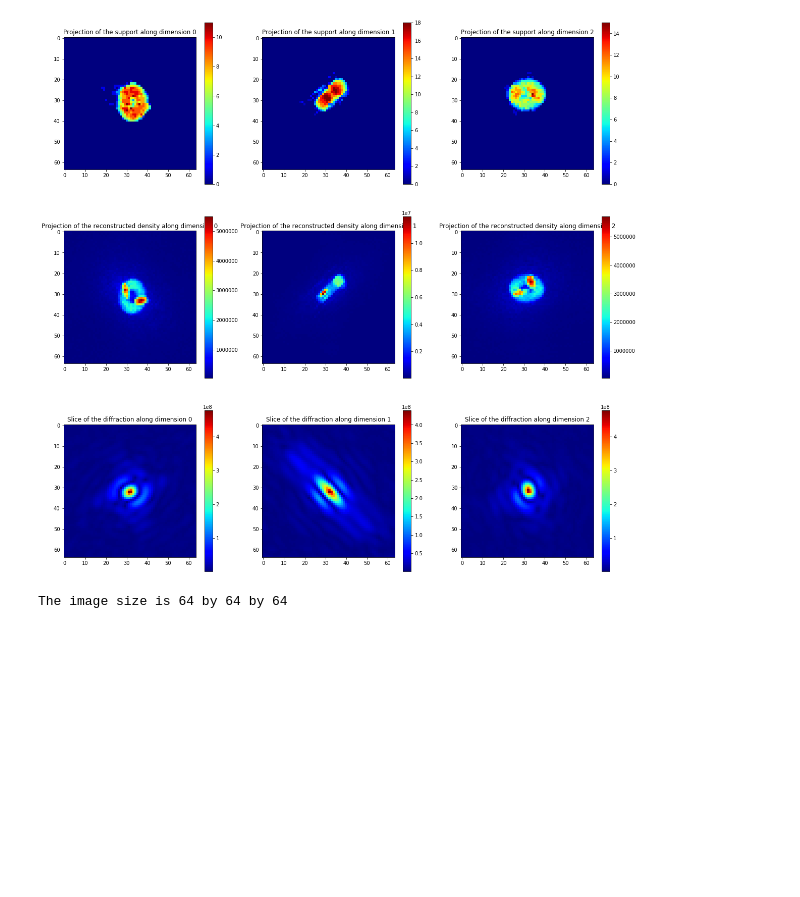
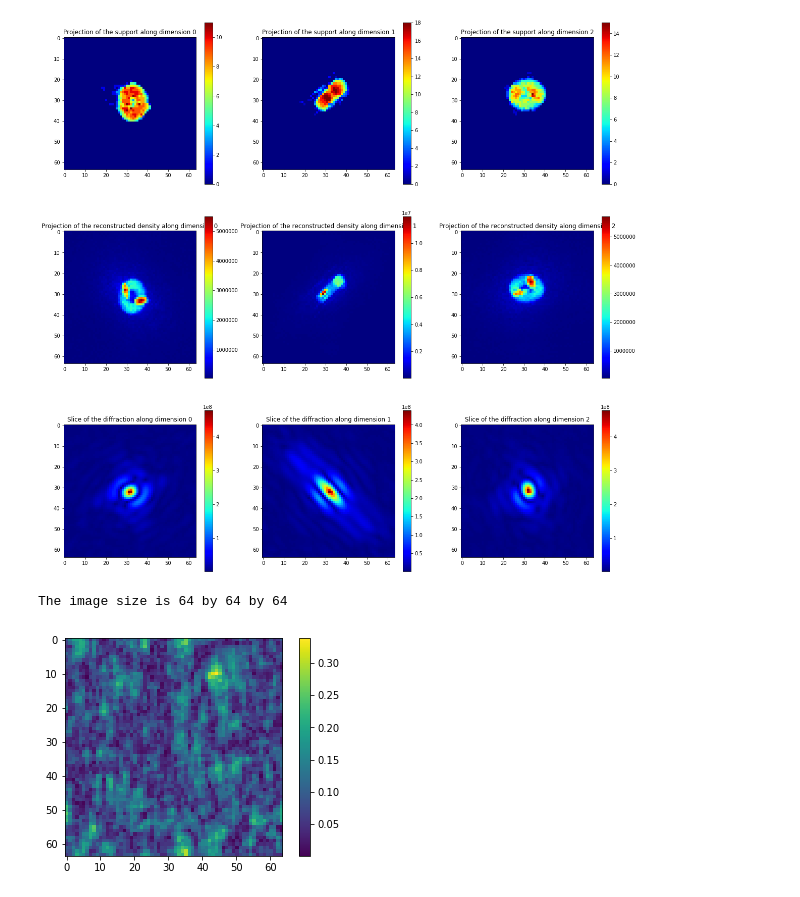
Before and after one commit to haoyuanli93/Phasing, a Jupyter notebook: notebooks/HIO-GPU-3d.ipynb, the cells around one changed output. Cells and saved outputs as stored; diff of their text form; code cells hidden in the pictures; blank space fills up the shorter version.

```diff
--- a/notebooks/HIO-GPU-3d.ipynb
+++ b/notebooks/HIO-GPU-3d.ipynb
@@ -140,0 +143,14 @@ The image size is 64 by 64 by 64
+# %%
+phase = np.exp(1j*np.random.rand(64,64,64)*2*np.pi)
+field = np.multiply(magnitude, phase) + np.random.rand(64,64,64)*10
+# %%
+fft_gpu = np.zeros((64,64,64), dtype=np.complex128)
+pfft.ifft(field, fft_gpu)
+
+fft_cpu = np.fft.ifftn(field)
+# %%
+plt.imshow(np.abs(fft_cpu[31]))
+plt.colorbar()
+plt.show()
+# %% [output]
+[figure, added]
```
Also changed, not shown: parts of 4 cells of this notebook.
